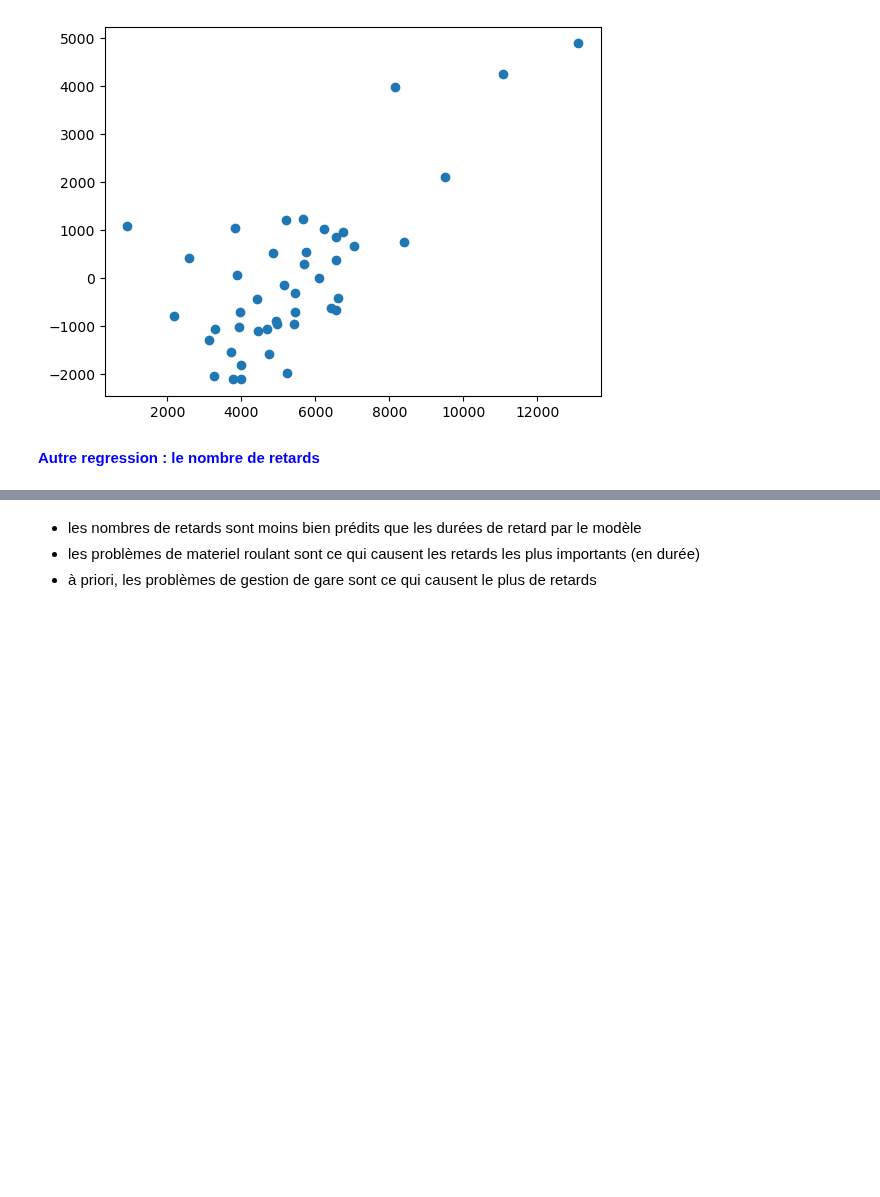
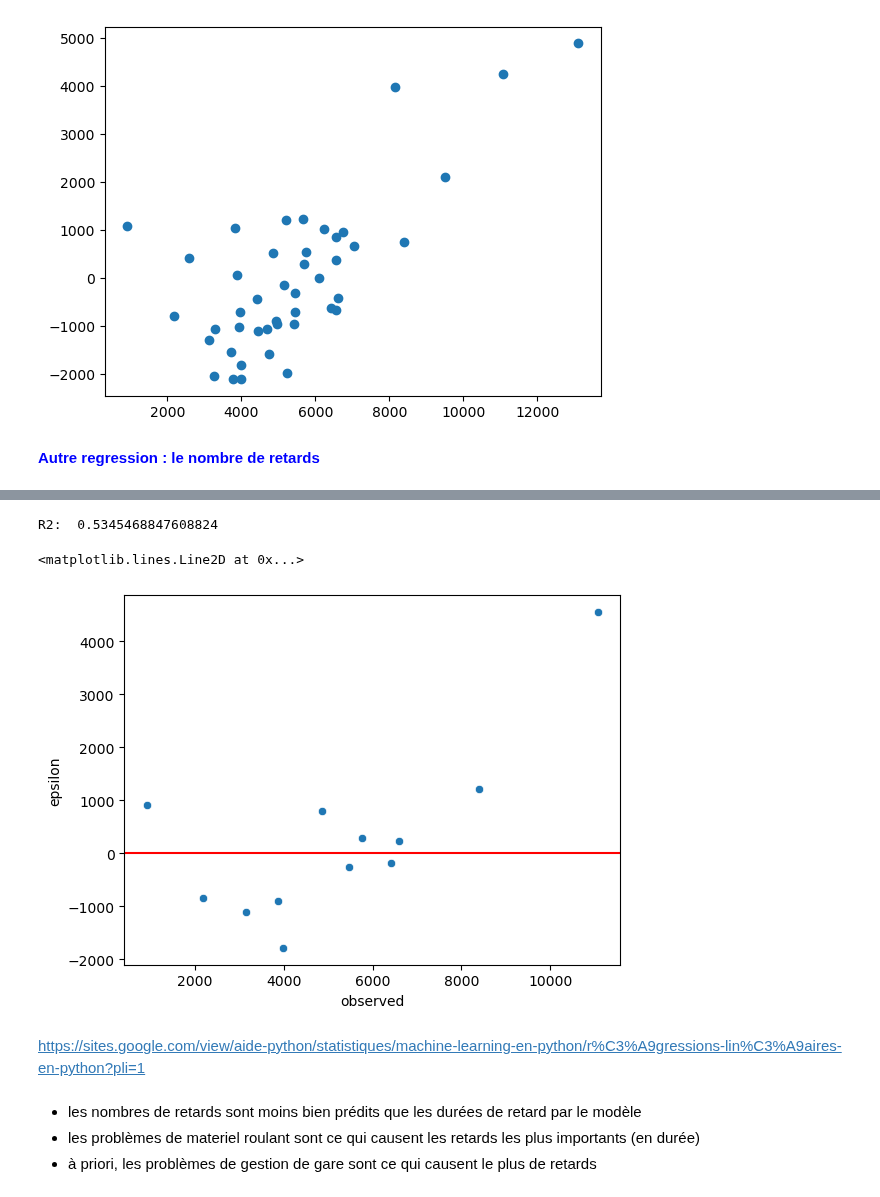
Before and after one commit to DiegoRenaud/Exercice, a Jupyter notebook: Retards_causes_reg.ipynb, the cells around one changed output, grey strips where cells are left out. Saved outputs shown, nothing was run; the diff lists cells and outputs as text; code cells hidden in the pictures; blank space fills up the shorter version.

Commit message:
avancée sur les regressions

```diff
--- a/Retards_causes_reg.ipynb
+++ b/Retards_causes_reg.ipynb
@@ -202,0 +313,6 @@ pprint.pprint(dico_nb_retards)
+# %%
+x = sm.add_constant(df_retards[causes_retards])
+y = df_retards[['nb_retards']].values.ravel()
+
+xTrain, xTest, yTrain, yTest = train_test_split(x, y, test_size=0.2)
+xTest
@@ -202,0 +334,5 @@ pprint.pprint(dico_nb_retards)
+# %%
+#on fait la regression lineaire
+
+results = sm.OLS(y, x).fit()
+print(results.summary())
@@ -202,0 +357,23 @@ pprint.pprint(dico_nb_retards)
+# %%
+#On évaluer la pertinence du modèle
+
+# R^2: 1 corresponf à une prédiction parfaite
+print("R2: ", results.rsquared)
+# %% [output]
+R2:  0.5345468847608824
+# %%
+#puis on predit les resultats
+
+yPred = results.predict(xTest)
+epsilon = yTest - yPred
+# %%
+#Nuage de points des valeurs observées
+tempdf = pd.DataFrame({"prediction": yPred, "observed": yTest,
+                       "epsilon": yTest - yPred})
+
+fig = plt.figure()
+g = sns.scatterplot(data = tempdf, x = "observed", y = "epsilon")
+g.axhline(0, color = "red")
+# %% [output]
+<matplotlib.lines.Line2D at 0x...>
+[figure, added]
@@ -203,3 +383,5 @@ pprint.pprint(dico_nb_retards)
+# %% [markdown]
+https://sites.google.com/view/aide-python/statistiques/machine-learning-en-python/r%C3%A9gressions-lin%C3%A9aires-en-python?pli=1
 # %% [markdown]
 - les nombres de retards sont moins bien prédits que les durées de retard par le modèle
 - les problèmes de materiel roulant sont ce qui causent les retards les plus importants (en durée)
```
Also changed, not shown: parts of 24 cells of this notebook.
